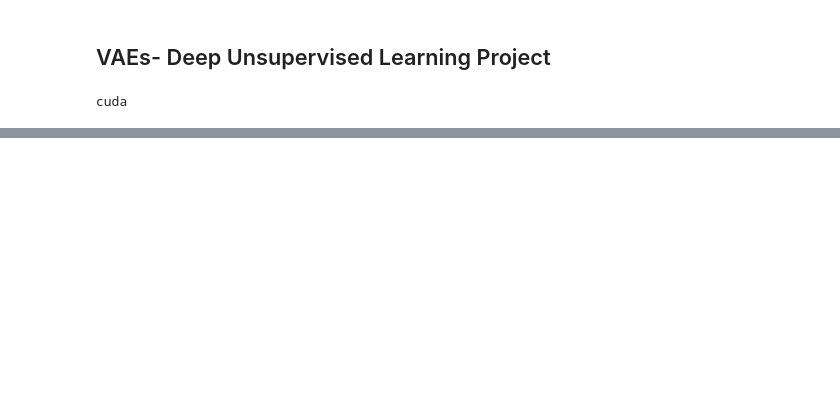
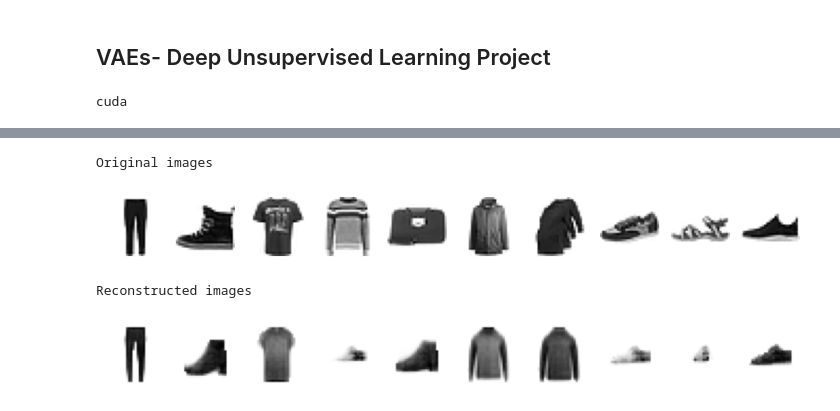
Before and after one commit to Dopo0/Project-deep-unsupervised-learning, a Jupyter notebook: VAEs/VAEs_Dense_Latent_8.ipynb, the cells around one changed output, grey strips where cells are left out. Drawn from its saved outputs; the diff is of its cells as text; code cells hidden in the pictures; blank space fills up the shorter version.

```diff
--- a/VAEs/VAEs_Dense_Latent_8.ipynb
+++ b/VAEs/VAEs_Dense_Latent_8.ipynb
@@ -248,29 +248,33 @@ for _ in range(num_images):
 # %%
-l
 # Get a batch of test images
 dataiter = iter(testLoader)
 images, labels = next(dataiter)
 
 # Show original images
 plt.figure(figsize=(10, 4))
 print('Original images')
 for i in range(10):
     plt.subplot(2, 10, i + 1)
     plt.imshow(images[i].numpy().squeeze(), cmap='gray_r')
     plt.axis('off')
 plt.show()
 
 # Show reconstructed images
 with torch.no_grad():
     model.eval()
     images = images.to(device)
     images = images.reshape(images.size(0), -1)
     encoded, outputs, _, _ = model(images)
     outputs = outputs.view(-1, 1, 28, 28).cpu()
     plt.figure(figsize=(10, 4))
     print('Reconstructed images')
     for i in range(10):
         plt.subplot(2, 10, i + 1)
         plt.imshow(outputs[i].numpy().squeeze(), cmap='gray_r')
         plt.axis('off')
     plt.show()
+# %% [output]
+Original images
+[figure, added]
+Reconstructed images
+[figure, added]
```
Also changed, not shown: parts of 5 cells of this notebook.
